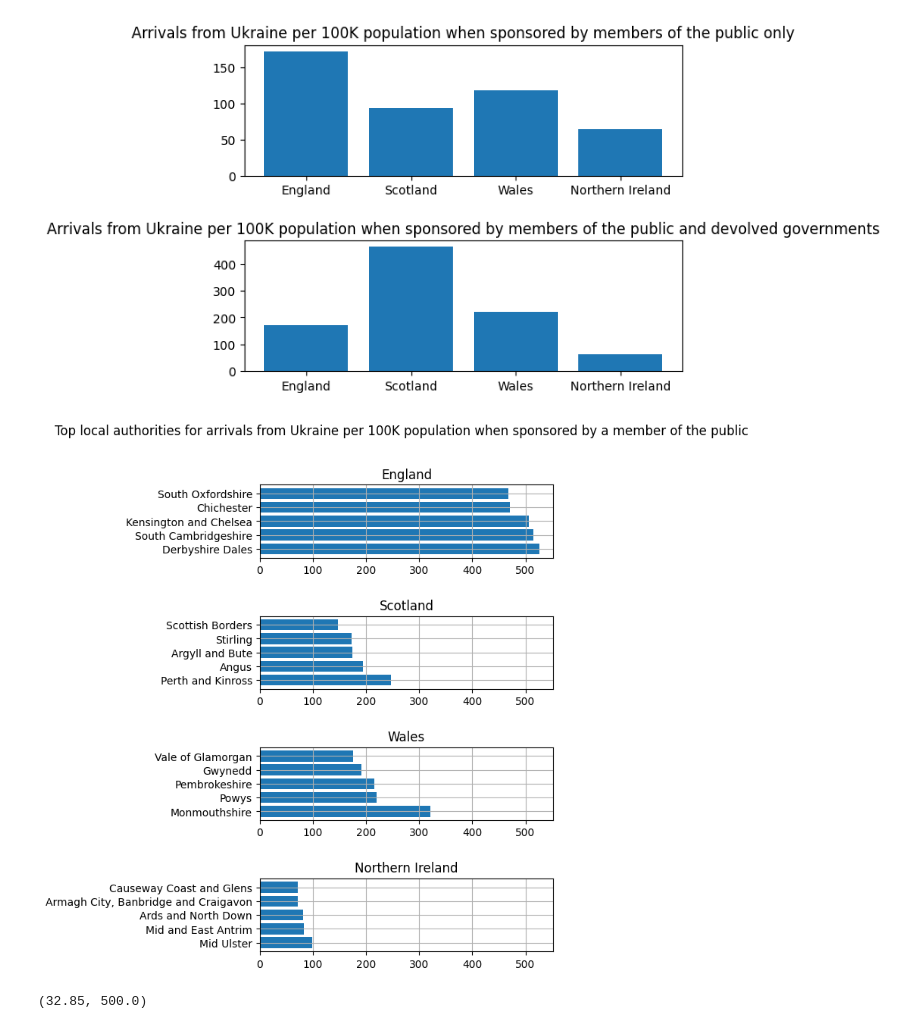
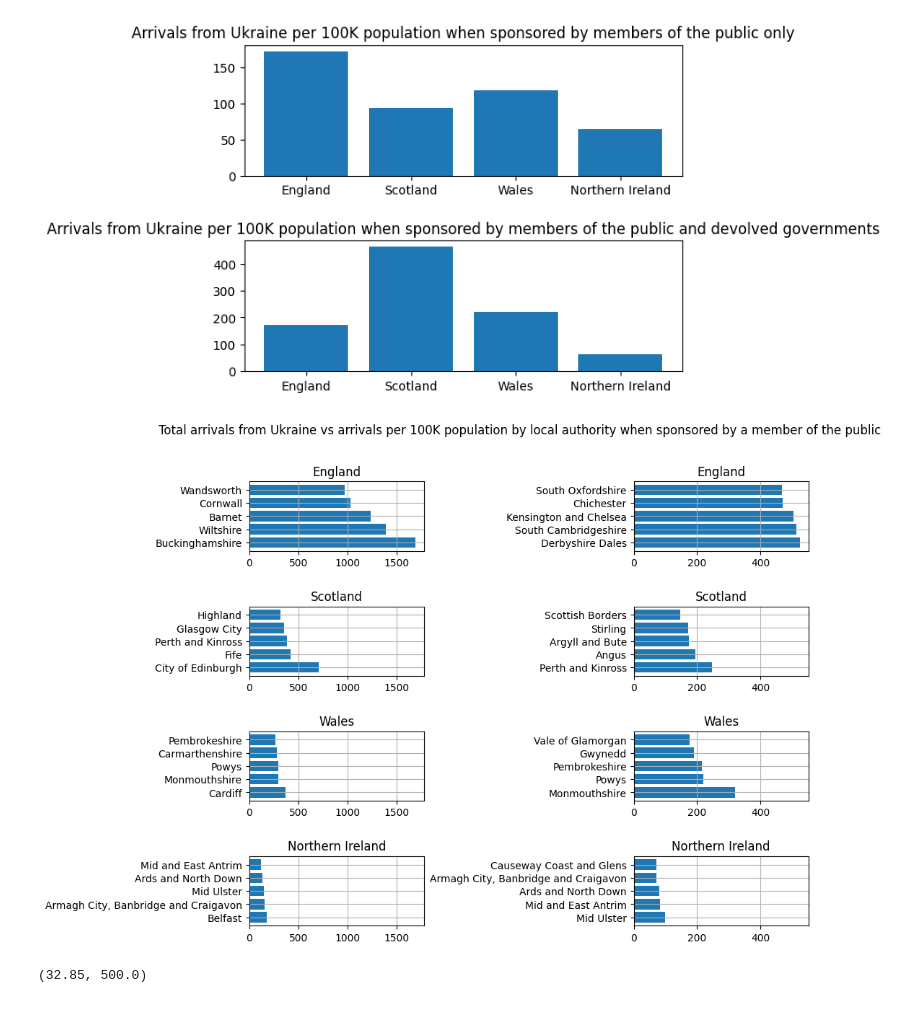
Before and after one commit to yuliiabosher/Python-with-Data-course, a Jupyter notebook: Worksheets/Data_Exploration_project.ipynb, the cells around one changed output. Saved outputs shown, nothing was run; the diff lists cells and outputs as text; code cells hidden in the pictures.

```diff
--- a/Worksheets/Data_Exploration_project.ipynb
+++ b/Worksheets/Data_Exploration_project.ipynb
@@ -313,39 +290,63 @@ fig.subplots_adjust(hspace=0.5)
 # %%
 county_population = pd.read_excel('https://github.com/yuliiabosher/Python-with-Data-course/raw/main/ukpopestimatesmid2021on2021geographyfinal.xls', sheet_name = 'MYE2 - Persons', skiprows=7)
 county_df = county_population[['Code', 'All ages']]
 county_df = county_df.rename(columns={'Code': 'ONS code'})
 county_joined = members_of_public.join(county_df.set_index('ONS code'), on='ONS code', how='inner')
 county_joined = county_joined.rename(columns={'All ages': 'Population'})
 county_joined['Arrivals per 100K'] = round(county_joined['Arrivals']/county_joined['Population']*100000).astype(int)
 xe = county_joined[county_joined['Country'] == 'England'].sort_values('Arrivals per 100K', ascending=False).head()['Local authority name']
 ye = county_joined[county_joined['Country'] == 'England'].sort_values('Arrivals per 100K', ascending=False).head()['Arrivals per 100K']
 xs = county_joined[county_joined['Country'] == 'Scotland'].sort_values('Arrivals per 100K', ascending=False).head()['Local authority name']
 ys = county_joined[county_joined['Country'] == 'Scotland'].sort_values('Arrivals per 100K', ascending=False).head()['Arrivals per 100K']
 xw = county_joined[county_joined['Country'] == 'Wales'].sort_values('Arrivals per 100K', ascending=False).head()['Local authority name']
 yw = county_joined[county_joined['Country'] == 'Wales'].sort_values('Arrivals per 100K', ascending=False).head()['Arrivals per 100K']
 xi = county_joined[county_joined['Country'] == 'Northern Ireland'].sort_values('Arrivals per 100K', ascending=False).head()['Local authority name']
 yi = county_joined[county_joined['Country'] == 'Northern Ireland'].sort_values('Arrivals per 100K', ascending=False).head()['Arrivals per 100K']
-fig, axs = plt.subplots(4,1, sharex=True, figsize=(5,8))
+x1 = members_of_public[members_of_public['Country'] == 'England'].sort_values('Arrivals', ascending=False).head()['Local authority name']
+y1 = members_of_public[members_of_public['Country'] == 'England'].sort_values('Arrivals', ascending=False).head()['Arrivals']
+x2 = members_of_public[members_of_public['Country'] == 'Scotland'].sort_values('Arrivals', ascending=False).head()['Local authority name']
+y2 = members_of_public[members_of_public['Country'] == 'Scotland'].sort_values('Arrivals', ascending=False).head()['Arrivals']
+x3 = members_of_public[members_of_public['Country'] == 'Wales'].sort_values('Arrivals', ascending=False).head()['Local authority name']
+y3 = members_of_public[members_of_public['Country'] == 'Wales'].sort_values('Arrivals', ascending=False).head()['Arrivals']
+x4 = members_of_public[members_of_public['Country'] == 'Northern Ireland'].sort_values('Arrivals', ascending=False).head()['Local authority name']
+y4 = members_of_public[members_of_public['Country'] == 'Northern Ireland'].sort_values('Arrivals', ascending=False).head()['Arrivals']
+fig, axs = plt.subplots(4,2, sharex='col', figsize=(10,8))
 fig.subplots_adjust(hspace=0.8, wspace=1.2)
-fig.suptitle('Top local authorities for arrivals from Ukraine per 100K population when sponsored by a member of the public')
-axs[0].barh(xe, ye)
-axs[0].set_title('England')
-axs[0].xaxis.set_tick_params(labelbottom=True)
-axs[0].grid()
-axs[1].barh(xs, ys)
-axs[1].set_title('Scotland')
-axs[1].xaxis.set_tick_params(labelbottom=True)
-axs[1].grid()
-axs[2].barh(xw, yw)
-axs[2].set_title('Wales')
-axs[2].xaxis.set_tick_params(labelbottom=True)
-axs[3].barh(xi, yi)
-axs[2].grid()
-axs[3].set_title('Northern Ireland')
-axs[3].xaxis.set_tick_params(labelbottom=True)
-axs[3].grid()
+fig.suptitle('Total arrivals from Ukraine vs arrivals per 100K population by local authority when sponsored by a member of the public')
+axs[0,1].barh(xe, ye)
+axs[0,1].set_title('England')
+axs[0,1].xaxis.set_tick_params(labelbottom=True)
+axs[0,1].grid()
+axs[1,1].barh(xs, ys)
+axs[1,1].set_title('Scotland')
+axs[1,1].xaxis.set_tick_params(labelbottom=True)
+axs[1,1].grid()
+axs[2,1].barh(xw, yw)
+axs[2,1].set_title('Wales')
+axs[2,1].xaxis.set_tick_params(labelbottom=True)
+axs[2,1].grid()
+axs[3,1].barh(xi, yi)
+axs[3,1].set_title('Northern Ireland')
+axs[3,1].xaxis.set_tick_params(labelbottom=True)
+axs[3,1].grid()
+axs[0,0].barh(x1, y1)
+axs[0,0].set_title('England')
+axs[0,0].xaxis.set_tick_params(labelbottom=True)
+axs[0,0].grid()
+axs[1,0].barh(x2, y2)
+axs[1,0].set_title('Scotland')
+axs[1,0].xaxis.set_tick_params(labelbottom=True)
+axs[1,0].grid()
+axs[2,0].barh(x3,y3)
+axs[2,0].set_title('Wales')
+axs[2,0].xaxis.set_tick_params(labelbottom=True)
+axs[2,0].grid()
+axs[3,0].barh(x4,y4)
+axs[3,0].grid()
+axs[3,0].set_title('Northern Ireland')
+axs[3,0].xaxis.set_tick_params(labelbottom=True)
 # %% [output]
-[figure, old version]
+[figure, new version]
 # %%
 e = county_joined[county_joined['Country'] == 'England']['Arrivals per 100K']
 s = county_joined[county_joined['Country'] == 'Scotland']['Arrivals per 100K']
```
Also changed, not shown: parts of 1 cell of this notebook.
